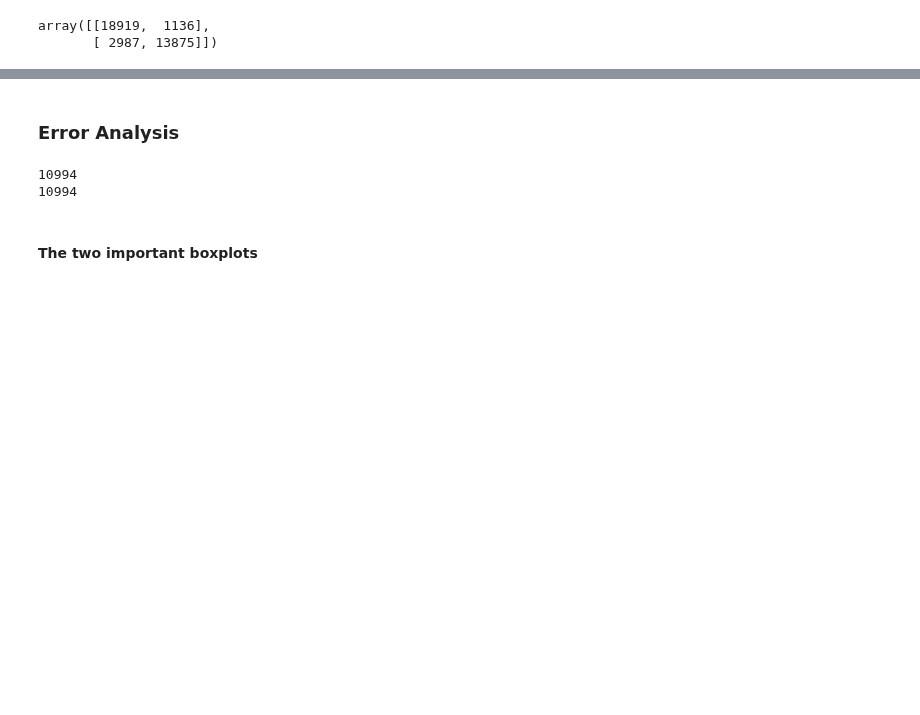
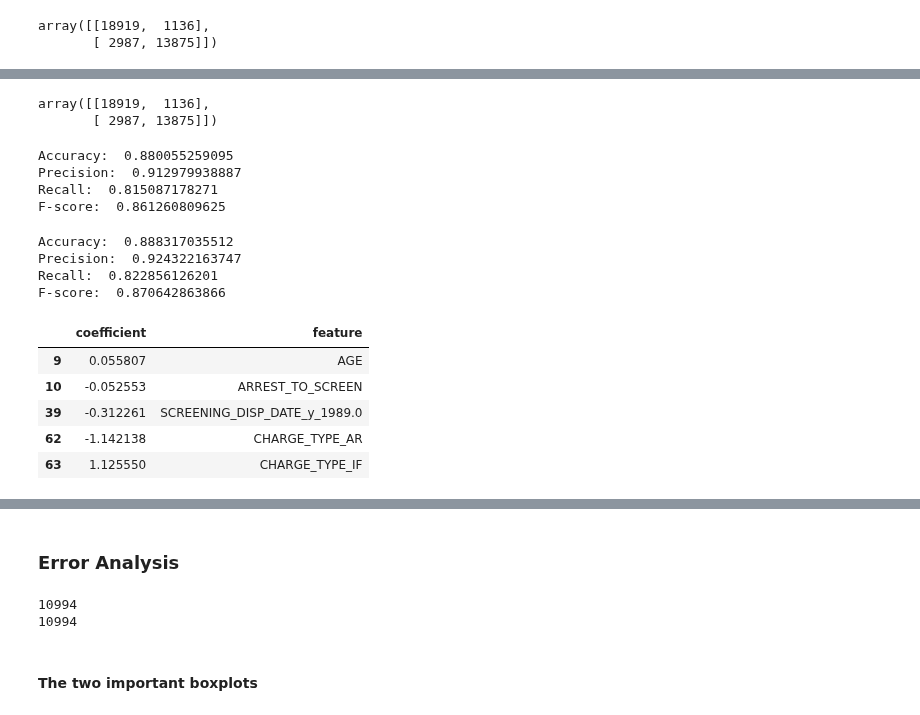
Before and after one commit to da1933/NODA, a Jupyter notebook: CR_independent_study/Modeling-Predicted Prosecutor.ipynb, the cells around one changed output, grey strips where cells are left out. Cells and saved outputs as stored; diff of their text form; code cells hidden in the pictures; blank space fills up the shorter version.

```diff
--- a/CR_independent_study/Modeling-Predicted Prosecutor.ipynb
+++ b/CR_independent_study/Modeling-Predicted Prosecutor.ipynb
@@ -127,0 +169,41 @@ array([[18919,  1136],
+# %%
+gbt_cm #for comparison
+# %% [output]
+array([[18919,  1136],
+       [ 2987, 13875]])
+# %%
+#Accuracy
+print ('Accuracy: ', sklearn.metrics.accuracy_score(y_val, predictions_lr))
+
+#Precision
+print ('Precision: ', sklearn.metrics.precision_score(y_val, predictions_lr))
+
+#Recall
+print ('Recall: ', sklearn.metrics.recall_score(y_val, predictions_lr))
+
+#F-score
+print ('F-score: ', sklearn.metrics.f1_score(y_val, predictions_lr))
+
+#Recall is close, precision isn't quite as good
+# %% [output]
+Accuracy:  0.880055259095
+Precision:  0.912979938887
+Recall:  0.815087178271
+F-score:  0.861260809625
+# %%
+#Accuracy
+print ('Accuracy: ', sklearn.metrics.accuracy_score(y_val, predictions))
+
+#Precision
+print ('Precision: ', sklearn.metrics.precision_score(y_val, predictions))
+
+#Recall
+print ('Recall: ', sklearn.metrics.recall_score(y_val, predictions))
+
+#F-score
+print ('F-score: ', sklearn.metrics.f1_score(y_val, predictions))
+# %% [output]
+Accuracy:  0.888317035512
+Precision:  0.924322163747
+Recall:  0.822856126201
+F-score:  0.870642863866
@@ -127,0 +216,11 @@ array([[18919,  1136],
+# %%
+imp_features = ['CHARGE_TYPE_AR', 'ARREST_TO_SCREEN', 'SCREENING_DISP_DATE_y_1989.0', 'AGE', 'CHARGE_TYPE_IF']
+# %%
+coefficients.loc[coefficients.feature.isin(imp_features), ]
+# %% [output]
+|  | coefficient | feature |
+| 9 | 0.055807 | AGE |
+| 10 | -0.052553 | ARREST_TO_SCREEN |
+| 39 | -0.312261 | SCREENING_DISP_DATE_y_1989.0 |
+| 62 | -1.142138 | CHARGE_TYPE_AR |
+| 63 | 1.125550 | CHARGE_TYPE_IF |
```
Also changed, not shown: parts of 25 cells of this notebook, 1 other file.
